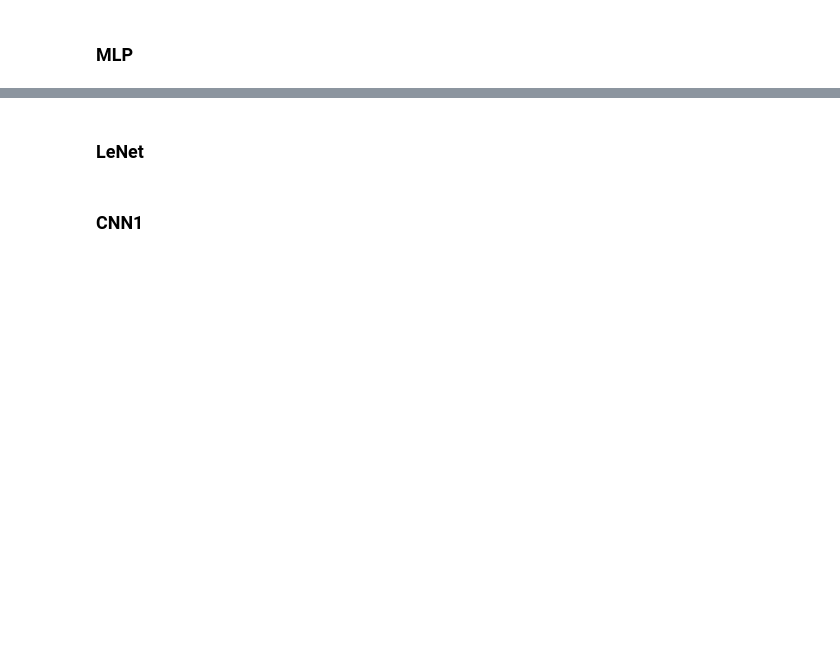
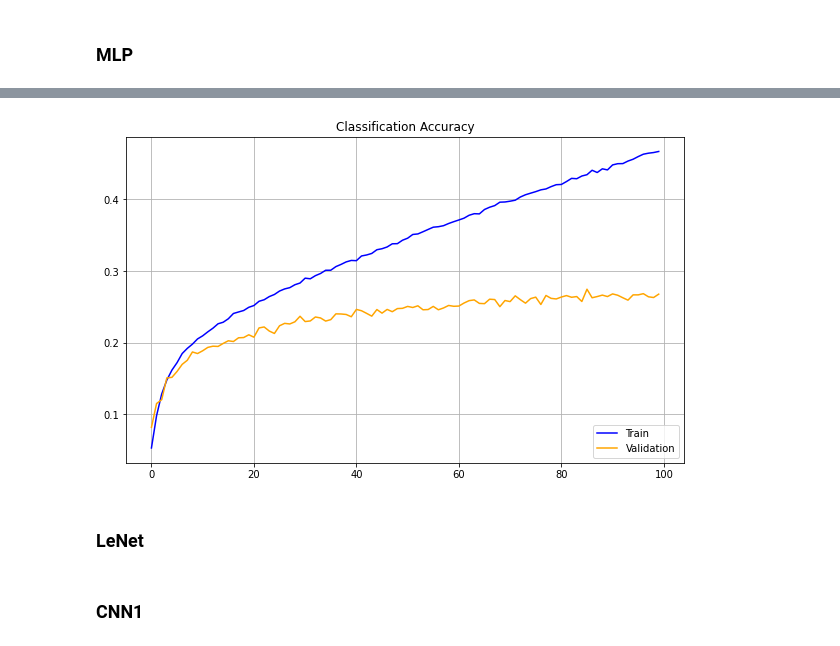
Before and after one commit to sonqo/ntua-ypsilon, a Jupyter notebook: 5_Image_Video_Analysis_Processing/CIFAR_100/CIFAR.ipynb, the cells around one changed output, grey strips where cells are left out. Cells and saved outputs as stored; diff of their text form; code cells hidden in the pictures; blank space fills up the shorter version.

```diff
--- a/5_Image_Video_Analysis_Processing/CIFAR_100/CIFAR.ipynb
+++ b/5_Image_Video_Analysis_Processing/CIFAR_100/CIFAR.ipynb
@@ -227,0 +354,24 @@ MLP_MODEL = init_mlp(summary=True)
+# %%
+def init_mlp_sgd(summary):
+
+  model = models.Sequential()
+
+  model.add(layers.Flatten(input_shape=(32, 32, 3)))
+  model.add(layers.Dense(512, activation='relu'))
+  model.add(layers.Dense(200, activation='softmax'))
+
+  model.compile(optimizer=tf.optimizers.SGD(lr=0.01), loss=tf.keras.losses.sparse_categorical_crossentropy, metrics=["accuracy"])
+
+  if summary:
+    model.summary()
+  return model
+# %%
+# Initialize model
+MLP_MODEL_SGD = init_mlp_sgd(summary=True)
+
+# Train for 50 epochs
+MLP_MODEL_SGD_history = train_model(MLP_MODEL_SGD, 100)
+
+# Dump training history
+history_dict = MLP_MODEL_SGD_history.history
+json.dump(history_dict, open('MLP_MODEL_SGD.json', 'w'))
@@ -228,3 +396,7 @@ MLP_MODEL = init_mlp(summary=True)
+# %%
+summarize_diagnostics(MLP_MODEL_SGD_history)
+# %% [output]
+[figure, added]
 # %% [markdown]
 ### LeNet
 # %%
```
Also changed, not shown: parts of 71 cells of this notebook.
